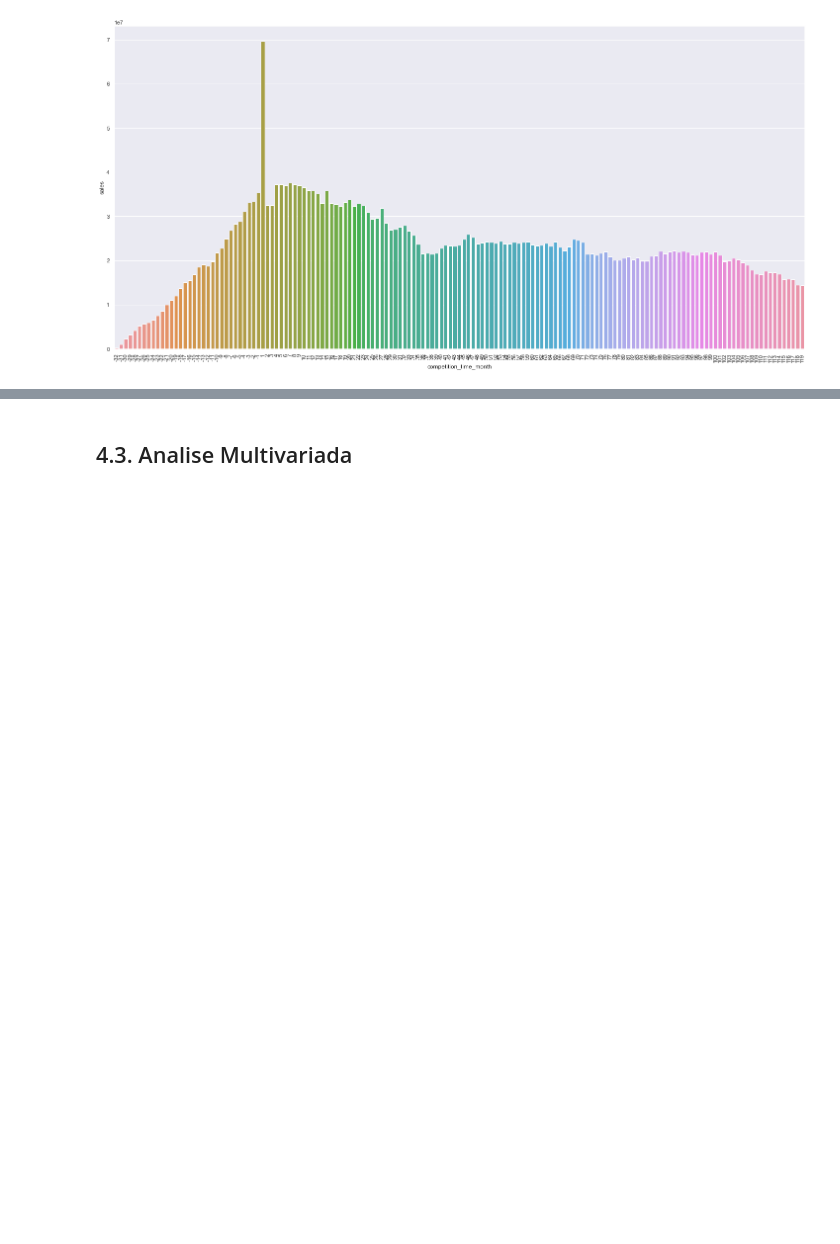
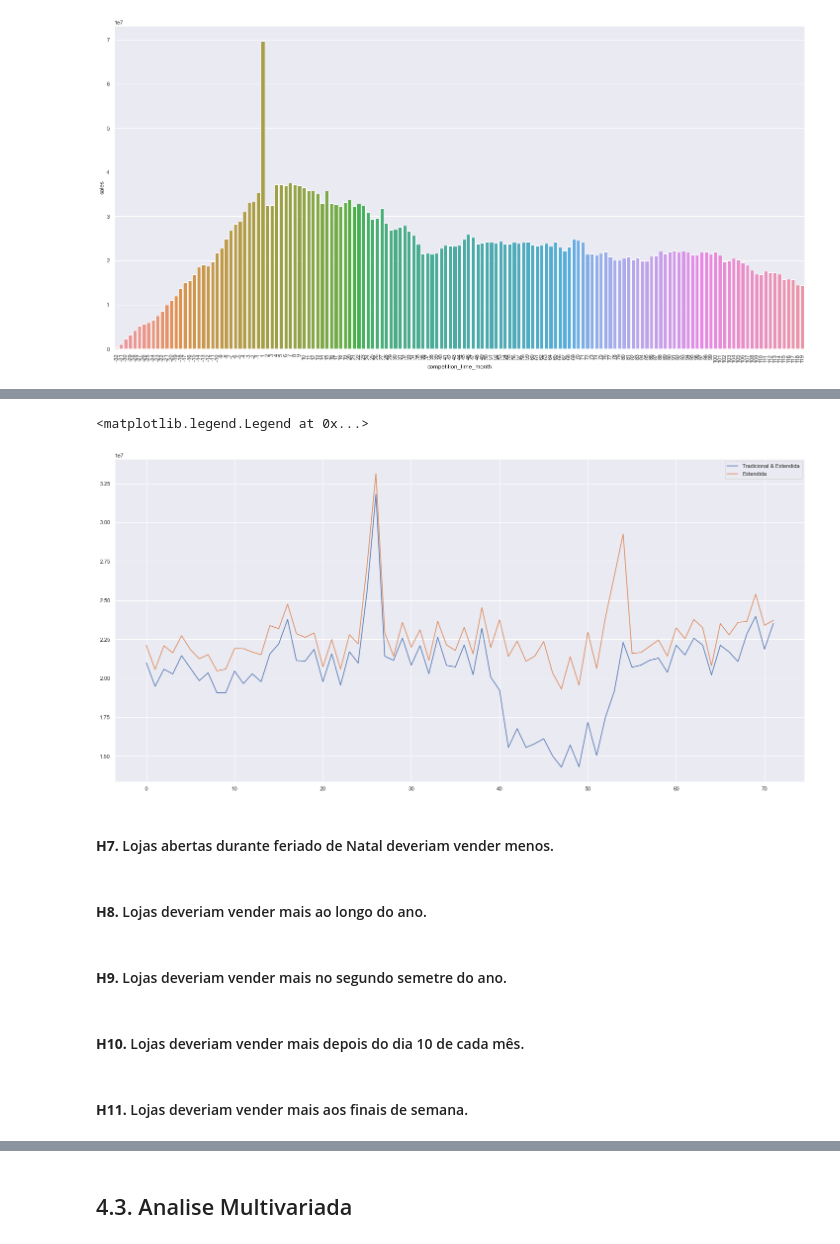
Before and after one commit to PedrosaFelipe/DS-Producao, a Jupyter notebook: Store_Sales_Prediction.ipynb, the cells around one changed output, grey strips where cells are left out. Cells and saved outputs as stored; diff of their text form; code cells hidden in the pictures; blank space fills up the shorter version.

```diff
--- a/Store_Sales_Prediction.ipynb
+++ b/Store_Sales_Prediction.ipynb
@@ -612,0 +657,21 @@ sns.heatmap(aux1.corr(method='pearson'),annot=True)
+# %%
+aux1 = df4[(df4['promo'] == 1 ) & (df4['promo2'] == 1 )][['year_week','sales']].groupby('year_week').sum().reset_index()
+ax = aux1.plot()
+
+aux2 = df4[(df4['promo'] == 1) & (df4['promo2'] == 0 )][['year_week','sales']].groupby('year_week').sum().reset_index()
+aux2.plot(ax = ax)
+
+ax.legend(labels=['Tradicional & Extendida','Extendida'])
+# %% [output]
+<matplotlib.legend.Legend at 0x...>
+[figure, added]
+# %% [markdown]
+#### **H7.** Lojas abertas durante feriado de Natal deveriam vender menos.
+# %% [markdown]
+#### **H8.** Lojas deveriam vender mais ao longo do ano.
+# %% [markdown]
+#### **H9.** Lojas deveriam vender mais no segundo semetre do ano.
+# %% [markdown]
+#### **H10.** Lojas deveriam vender mais depois do dia 10 de cada mês.
+# %% [markdown]
+#### **H11.** Lojas deveriam vender mais aos finais de semana.
```
Also changed, not shown: parts of 17 cells of this notebook.
